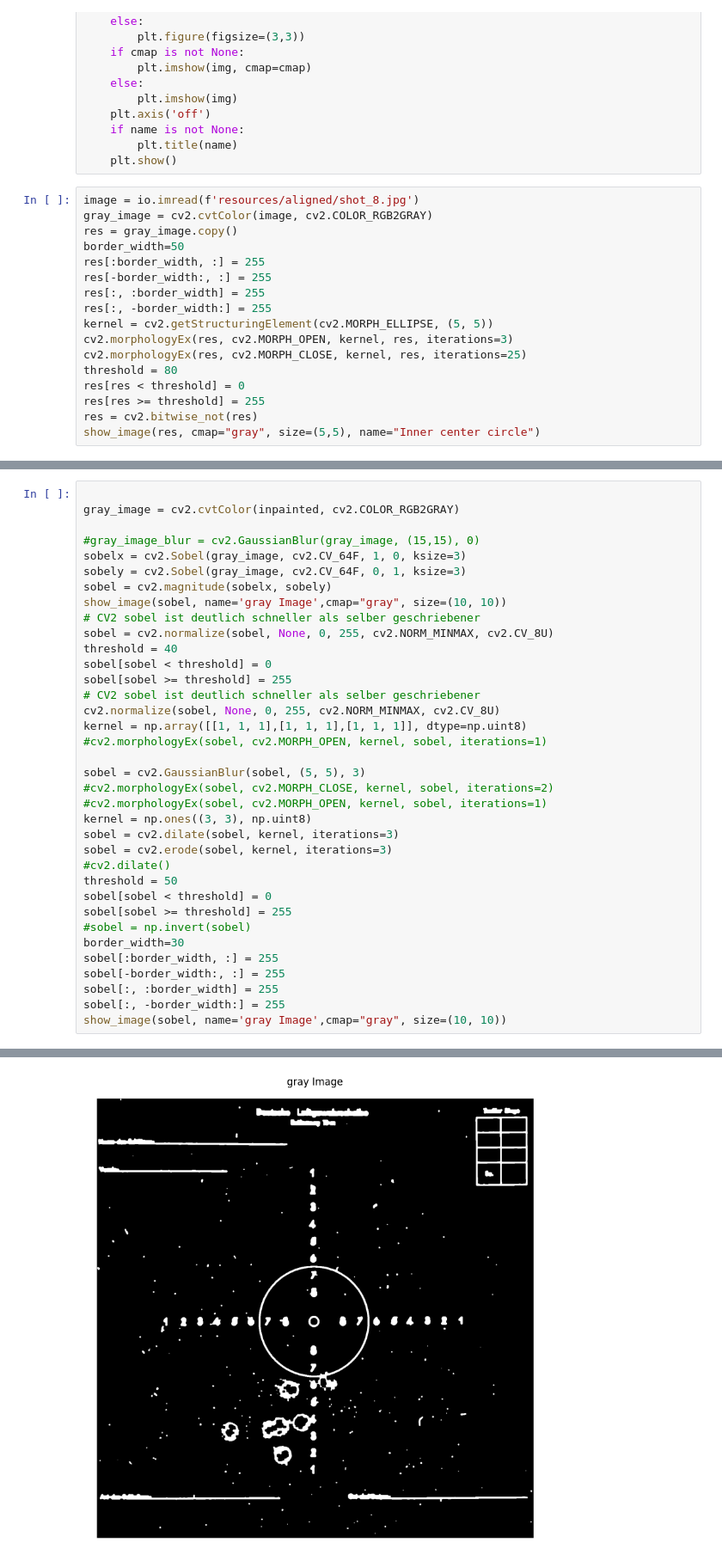
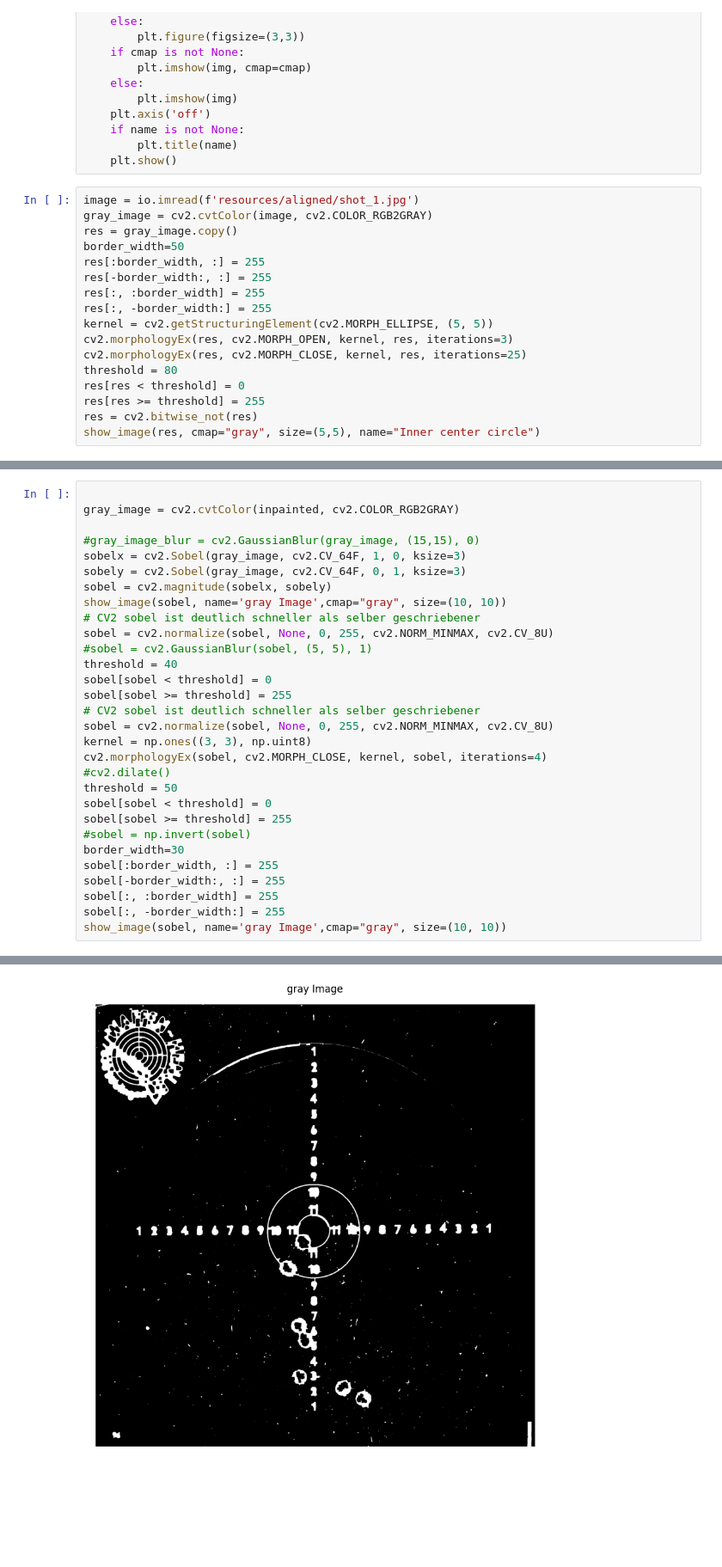
Before and after one commit to NiclasEgeler/AirgunTarget, a Jupyter notebook: tryBlobDetection.ipynb, the cells around one changed output, grey strips where cells are left out. Shown at 86% size. Saved outputs shown, nothing was run; the diff lists cells and outputs as text; blank space fills up the shorter version.

```diff
--- a/tryBlobDetection.ipynb
+++ b/tryBlobDetection.ipynb
@@ -26,7 +26,7 @@ def show_image(img, cmap=None, name=None, size=None):
         plt.title(name)
     plt.show()
 # %%
-image = io.imread(f'resources/aligned/shot_8.jpg')
+image = io.imread(f'resources/aligned/shot_1.jpg')
 gray_image = cv2.cvtColor(image, cv2.COLOR_RGB2GRAY)
 res = gray_image.copy()
 border_width=50
@@ -152,20 +152,14 @@ sobel = cv2.magnitude(sobelx, sobely)
 show_image(sobel, name='gray Image',cmap="gray", size=(10, 10))
 # CV2 sobel ist deutlich schneller als selber geschriebener
 sobel = cv2.normalize(sobel, None, 0, 255, cv2.NORM_MINMAX, cv2.CV_8U)
+#sobel = cv2.GaussianBlur(sobel, (5, 5), 1)
 threshold = 40
 sobel[sobel < threshold] = 0
 sobel[sobel >= threshold] = 255
 # CV2 sobel ist deutlich schneller als selber geschriebener
-cv2.normalize(sobel, None, 0, 255, cv2.NORM_MINMAX, cv2.CV_8U)
-kernel = np.array([[1, 1, 1],[1, 1, 1],[1, 1, 1]], dtype=np.uint8)
-#cv2.morphologyEx(sobel, cv2.MORPH_OPEN, kernel, sobel, iterations=1)
-
-sobel = cv2.GaussianBlur(sobel, (5, 5), 3)
-#cv2.morphologyEx(sobel, cv2.MORPH_CLOSE, kernel, sobel, iterations=2)
-#cv2.morphologyEx(sobel, cv2.MORPH_OPEN, kernel, sobel, iterations=1)
+sobel = cv2.normalize(sobel, None, 0, 255, cv2.NORM_MINMAX, cv2.CV_8U)
 kernel = np.ones((3, 3), np.uint8)
-sobel = cv2.dilate(sobel, kernel, iterations=3)
-sobel = cv2.erode(sobel, kernel, iterations=3)
+cv2.morphologyEx(sobel, cv2.MORPH_CLOSE, kernel, sobel, iterations=4)
 #cv2.dilate()
 threshold = 50
 sobel[sobel < threshold] = 0
@@ -182,4 +176,4 @@ show_image(sobel, name='gray Image',cmap="gray", size=(10, 10))
-[figure, old version]
+[figure, new version]
 # %%
 @widgets.interact(
 filterByArea = widgets.ToggleButton(
```
Also changed, not shown: parts of 7 cells of this notebook.
